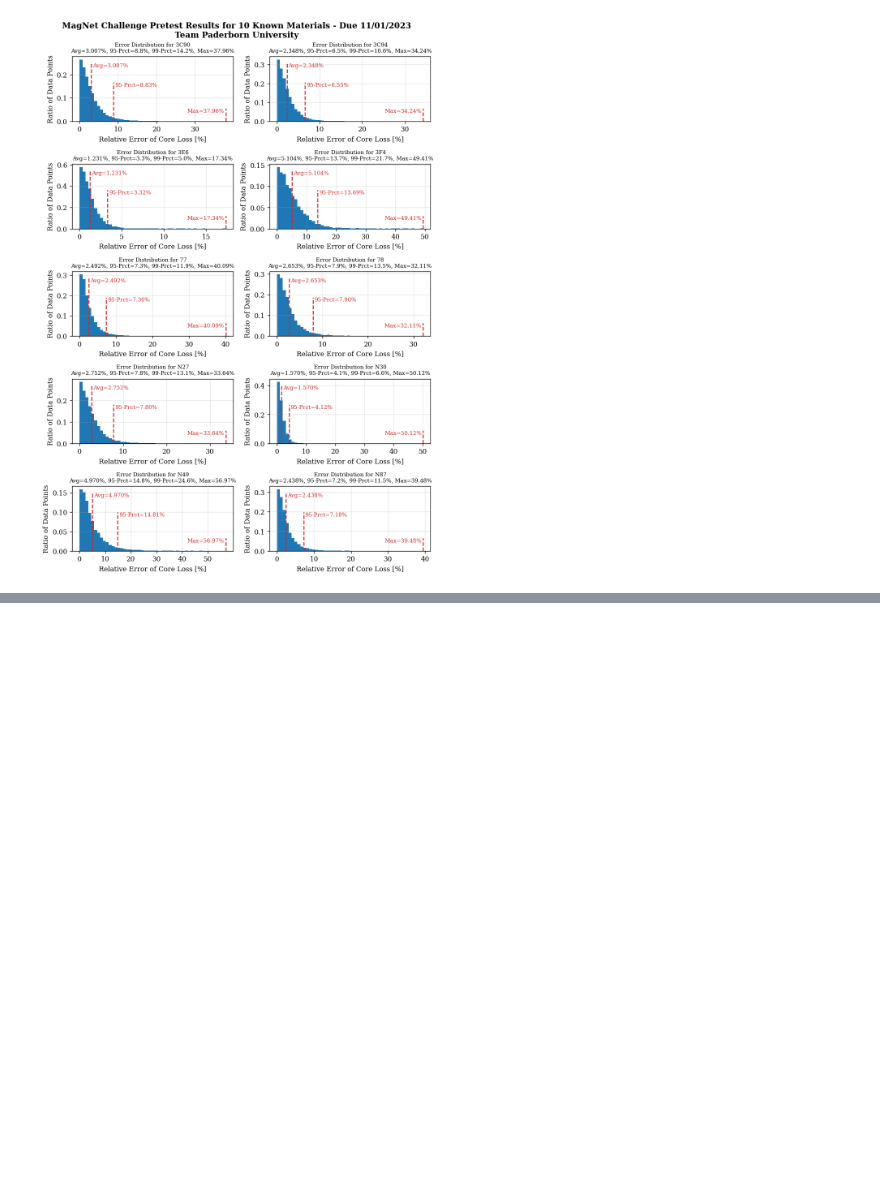
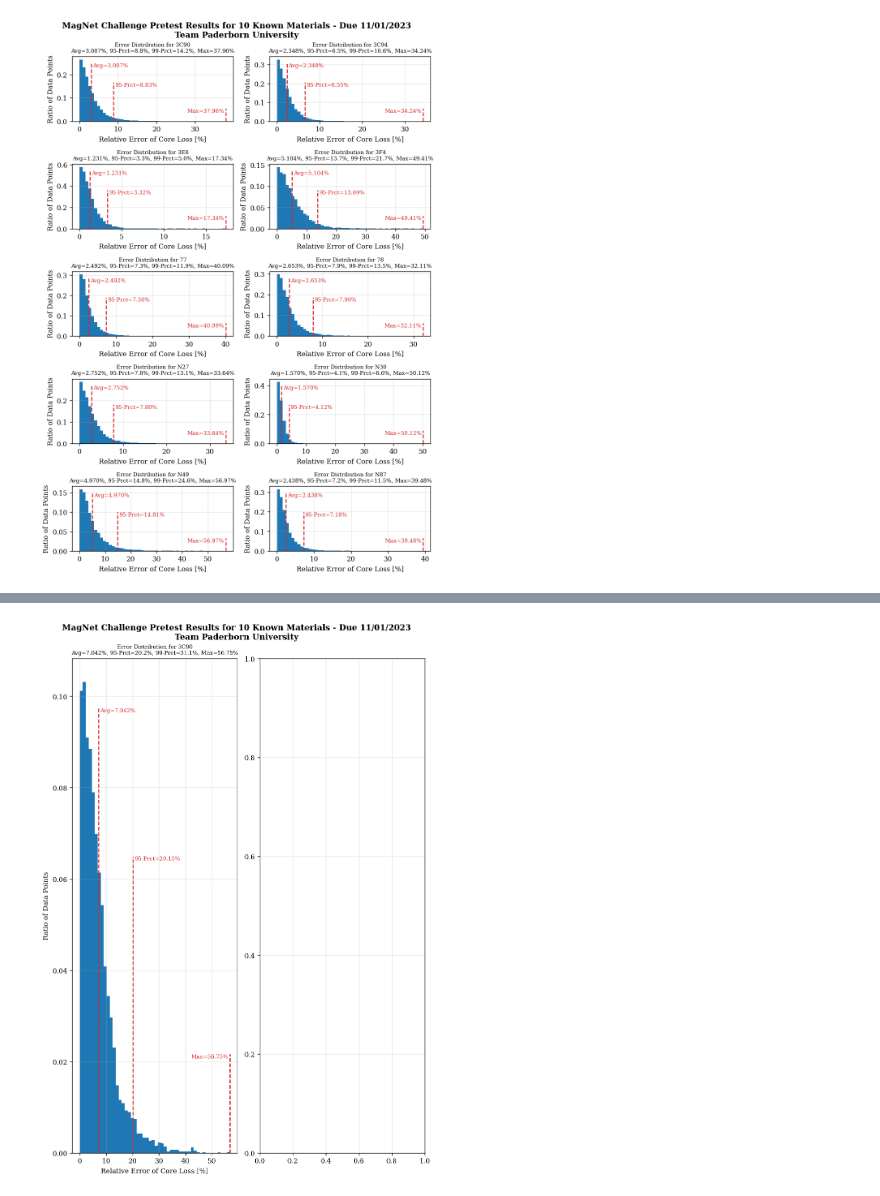
Before and after one commit to upb-lea/hardcore-magnet-challenge, a Jupyter notebook: notebooks/wk-1.3-demonstrate_visuals.ipynb, the cells around one changed output, grey strips where cells are left out. Saved outputs shown, nothing was run; the diff lists cells and outputs as text; code cells hidden in the pictures; blank space fills up the shorter version.

```diff
--- a/notebooks/wk-1.3-demonstrate_visuals.ipynb
+++ b/notebooks/wk-1.3-demonstrate_visuals.ipynb
@@ -7,8 +7,10 @@ import torch
 from utils.visualization import visualize_rel_error_report
 
 DATA_SOURCE = Path.cwd().parent / 'data' / 'input' / 'raw'
+VAL_SOURCE = DATA_SOURCE.parent / 'validation'
 PROC_SOURCE = DATA_SOURCE.parent/ "processed"
 PREDS_SINK = PROC_SOURCE.parent.parent / 'output'
+MODELS_SINK = PREDS_SINK.parent / 'models'
 # %%
 # new ts feature: Closeness to B max
 x = np.linspace(-1, 1, 100)
@@ -45,0 +56,3 @@ fig.savefig(PREDS_SINK.parent.parent / 'docs' / "error_report.pdf", dpi=300, bbo
+# %%
+mdl = torch.jit.load(MODELS_SINK / "cnn_3C90_02-Oct-2023_16:18_Uhr_score_7.07_seed_2_fold_0.pt")
+mdl.eval()
@@ -45,0 +128,31 @@ fig.savefig(PREDS_SINK.parent.parent / 'docs' / "error_report.pdf", dpi=300, bbo
+# %%
+# here, model is trained on 3C90
+ds = val_ds.query("material == '3C90'").reset_index(drop=True)
+waveforms = get_waveform_est(
+        ds.loc[:, [f"B_t_{k}" for k in range(1024)]].to_numpy()
+    )
+ds = pd.concat(
+    [
+        ds,
+        pd.get_dummies(waveforms, prefix="wav", dtype=float).rename(
+            columns={
+                "wav_0": "wav_other",
+                "wav_1": "wav_square",
+                "wav_2": "wav_triangular",
+                "wav_3": "wav_sine",
+            }
+        ),
+    ],
+    axis=1,
+)
+
+full_b = ds.loc[:, B_COLS].to_numpy()
+dbdt = full_b[:, 1:] - full_b[:, :-1]
+b_peak2peak = full_b.max(axis=1) - full_b.min(axis=1)
+ds = ds.assign(
+    b_peak2peak=b_peak2peak,
+    log_peak2peak=np.log(b_peak2peak),
+    mean_abs_dbdt=np.mean(np.abs(dbdt), axis=1),
+    log_mean_abs_dbdt=np.log(np.mean(np.abs(dbdt), axis=1)),
+    db_bsat=b_peak2peak / ds.material.map(BSAT_MAP),
+)
@@ -45,0 +205,4 @@ fig.savefig(PREDS_SINK.parent.parent / 'docs' / "error_report.pdf", dpi=300, bbo
+# %%
+fig = visualize_rel_error_report(h_pred_val, ds)
+# %% [output]
+[figure, added]
```
Also changed, not shown: parts of 6 cells of this notebook, 3 other files.
